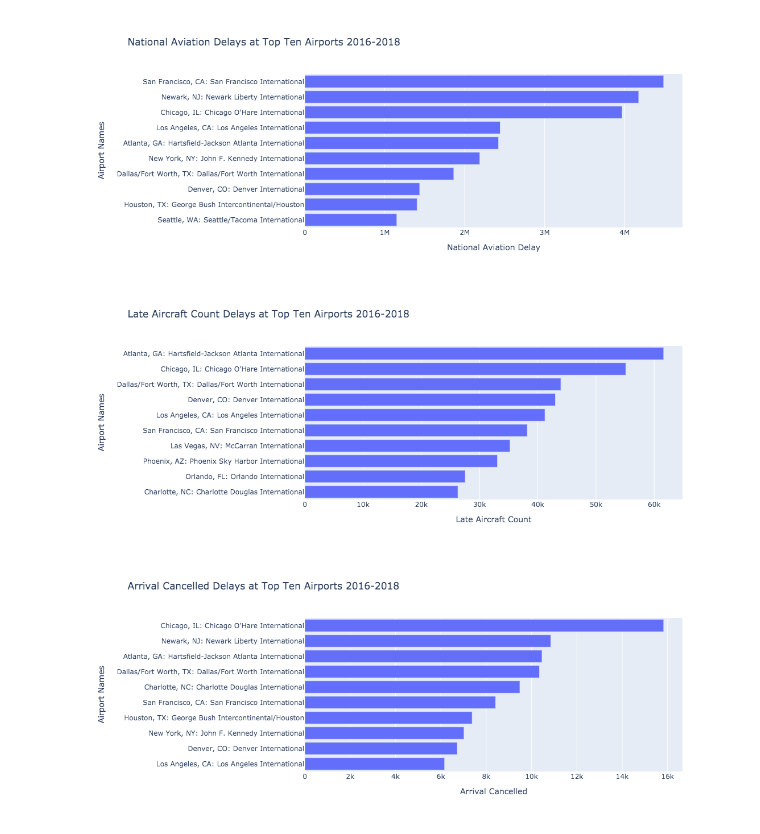
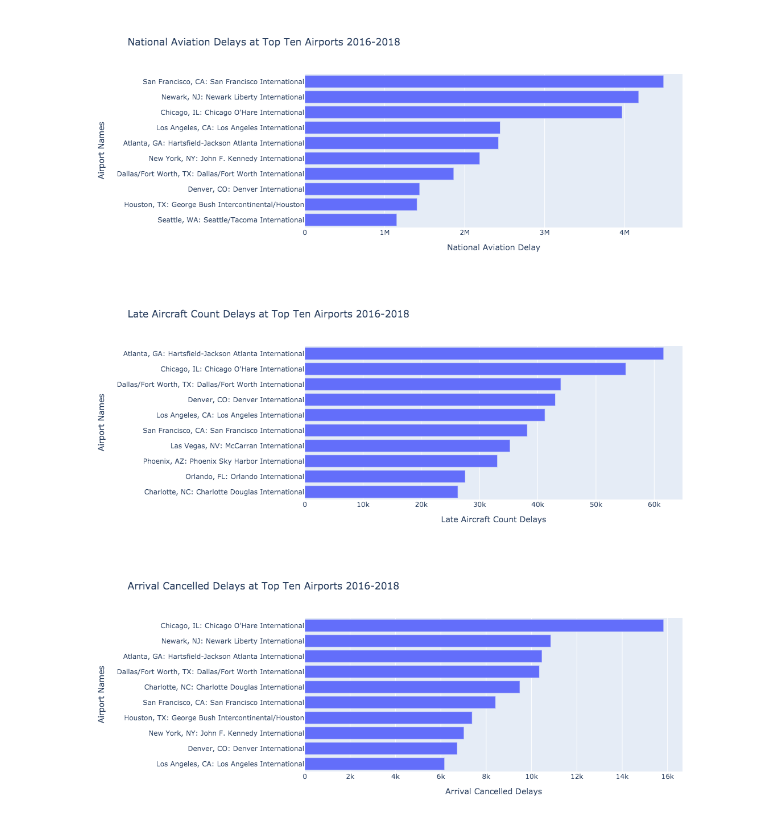
Before and after one commit to flopezjr/project2_Airport_statistics_and_delay_causes, a Jupyter notebook: db/topdelays.ipynb, the cells around one changed output. Saved outputs shown, nothing was run; the diff lists cells and outputs as text; code cells hidden in the pictures.

Commit message:
images

```diff
--- a/db/topdelays.ipynb
+++ b/db/topdelays.ipynb
@@ -138,40 +138,41 @@ fig.show()
 # %%
 #Rename columns: year, month and date
 rename_airport_data = csv3.rename(columns={
     "airport_name": "Airport Names",
-    "late_aircraft_ct": "Late Aircraft Count",
+    "late_aircraft_ct": "Late Aircraft Count Delays",
     })
 #Rename columns: year, month and date
 rename_airport_data2 = csv2.rename(columns={
     "airport_name": "Airport Names",
-    "late_aircraft_ct": "Late Aircraft Count",
+    "late_aircraft_ct": "Late Aircraft Count Delays",
     })
-fig = px.bar(rename_airport_data, x='Late Aircraft Count', y='Airport Names', orientation='h', title="Late Aircraft Count Delays at Top Ten Airports 2016-2018")
+fig = px.bar(rename_airport_data, x='Late Aircraft Count Delays', y='Airport Names', orientation='h', title="Late Aircraft Count Delays at Top Ten Airports 2016-2018")
 fig.update_layout(
     yaxis=dict(
         autorange="reversed"
     )
 )
 fig.show()
 # %% [output]
-[figure, old version]
+[figure, new version]
 # %%
 #Rename columns: year, month and date
 rename_airport_data = csv4.rename(columns={
     "airport_name": "Airport Names",
-    "arr_cancelled": "Arrival Cancelled",
+    "arr_cancelled": "Arrival Cancelled Delays",
     })
 #Rename columns: year, month and date
 rename_airport_data2 = csv2.rename(columns={
     "airport_name": "Airport Names",
-    "arr_cancelled": "Arrival Cancelled",
+    "arr_cancelled": "Arrival Cancelled Delays",
     })
-fig = px.bar(rename_airport_data, x='Arrival Cancelled', y='Airport Names', orientation='h', title="Arrival Cancelled Delays at Top Ten Airports 2016-2018")
+fig = px.bar(rename_airport_data, x='Arrival Cancelled Delays', y='Airport Names', orientation='h', title="Arrival Cancelled Delays at Top Ten Airports 2016-2018")
 fig.update_layout(
     yaxis=dict(
         autorange="reversed"
     )
 )
+
 fig.show()
 # %% [output]
-[figure, old version]
+[figure, new version]
```
Also changed, not shown: 4 other files.
